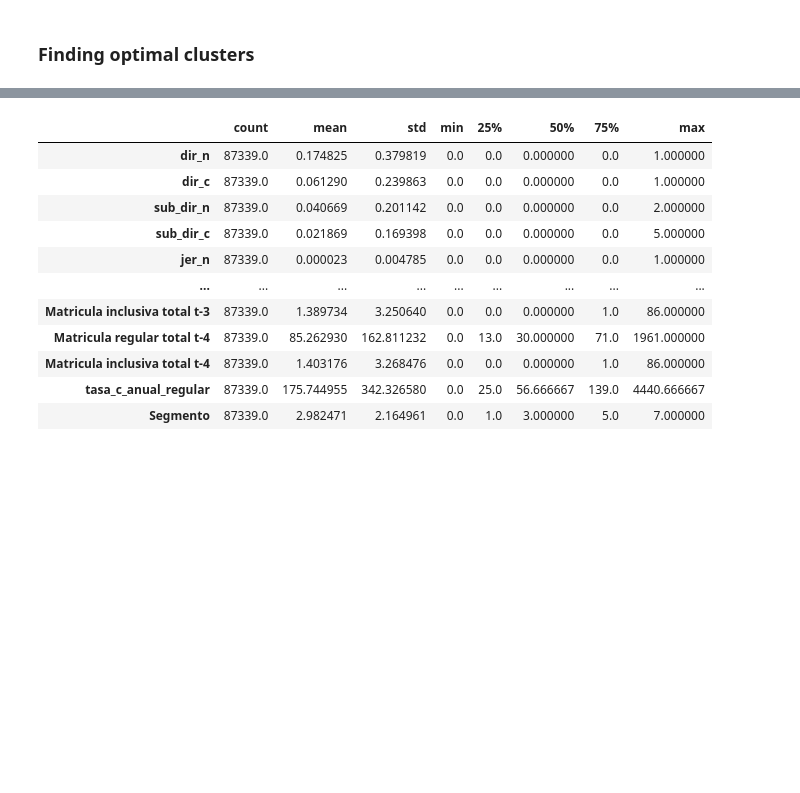
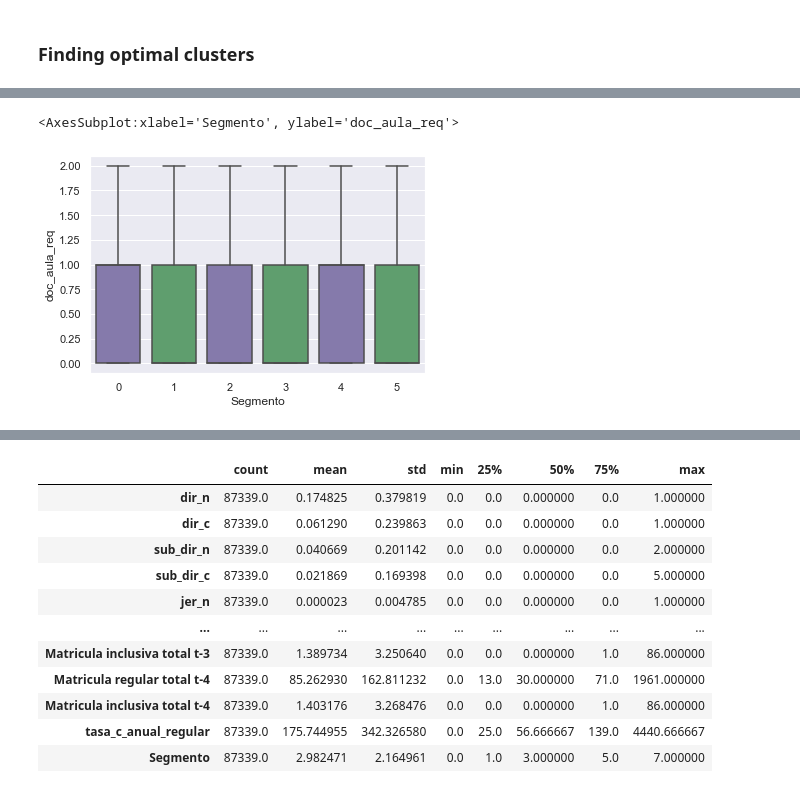
Before and after one commit to hugoferquiroz/AITeacherAllocation, a Jupyter notebook: Scripts/2-2 clusters.ipynb, the cells around one changed output, grey strips where cells are left out. Saved outputs shown, nothing was run; the diff lists cells and outputs as text; code cells hidden in the pictures; blank space fills up the shorter version.

```diff
--- a/Scripts/2-2 clusters.ipynb
+++ b/Scripts/2-2 clusters.ipynb
@@ -171,0 +196,6 @@ clusters = kmeans.predict(df_primaria_knn)
+# %%
+sns.boxplot(x='Segmento', y='doc_aula_req', palette=["m", "g"],
+            data=df_primaria_knn,showfliers = False)
+# %% [output]
+<AxesSubplot:xlabel='Segmento', ylabel='doc_aula_req'>
+[figure, added]
```
Also changed, not shown: parts of 19 cells of this notebook.
